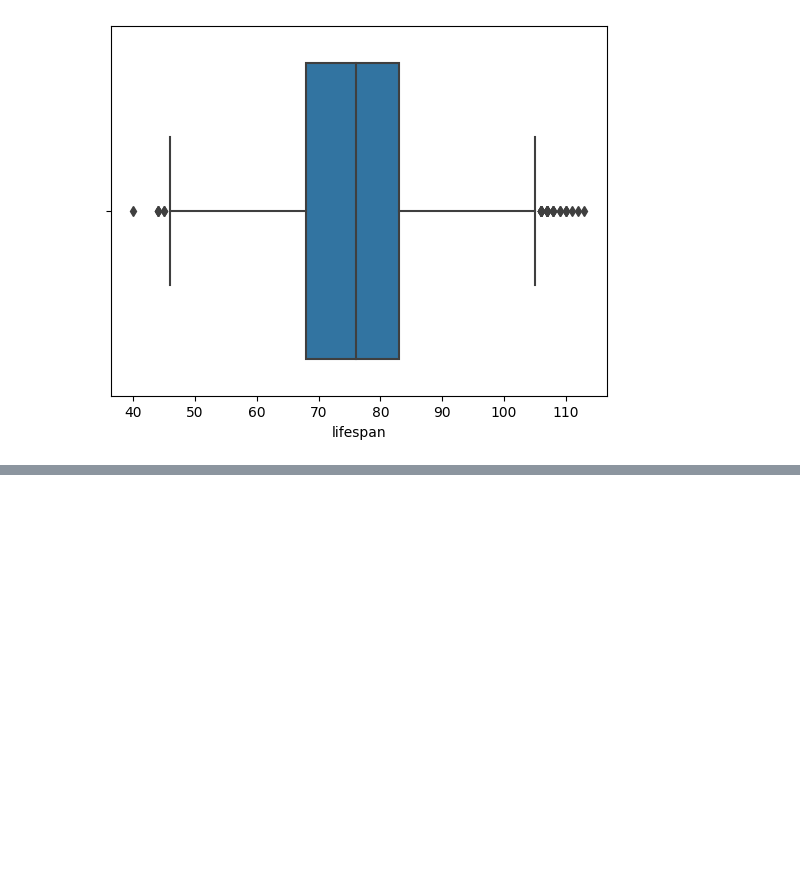
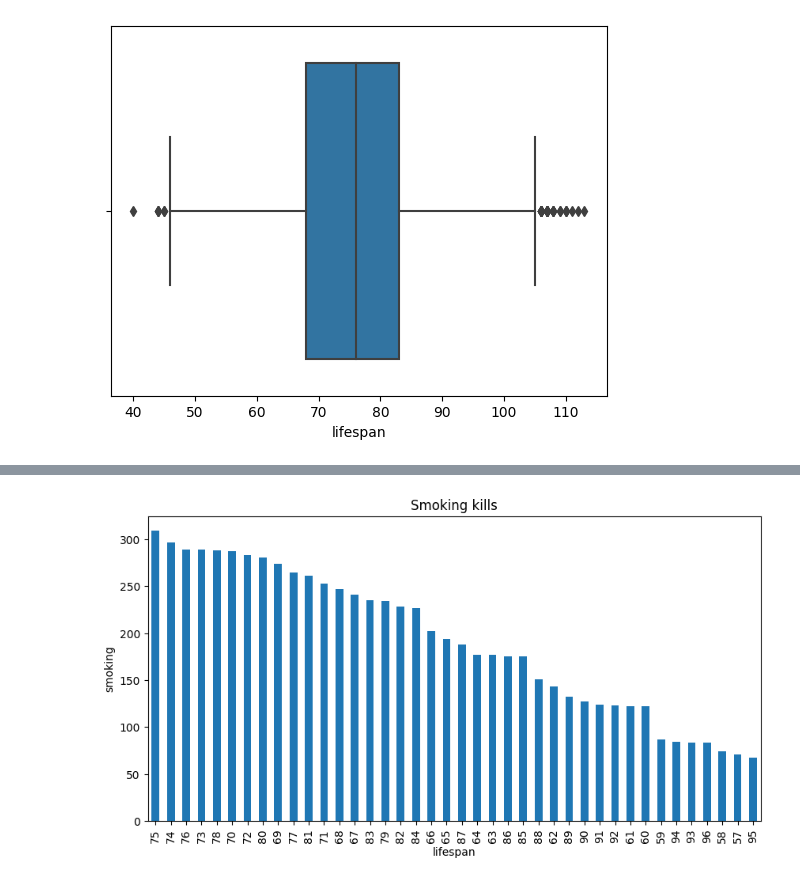
Before and after one commit to Nils1993/MakeAIWork, a Jupyter notebook: projects/project1/notebooks/transforming_data.ipynb, the cells around one changed output, grey strips where cells are left out. Drawn from its saved outputs; the diff is of its cells as text; code cells hidden in the pictures; blank space fills up the shorter version.

```diff
--- a/projects/project1/notebooks/transforming_data.ipynb
+++ b/projects/project1/notebooks/transforming_data.ipynb
@@ -170,0 +153,7 @@ c2.to_csv("C:/Users/nilsm/MakeAIWork/projects/project1/csv_files/data_clean.csv"
+# %%
+df.lifespan.value_counts().nlargest(40).plot(kind='bar', figsize=(10,5))
+plt.title("Smoking kills")
+plt.ylabel('smoking')
+plt.xlabel('lifespan');
+# %% [output]
+[figure, added]
```
Also changed, not shown: parts of 11 cells of this notebook, 2 other files.
